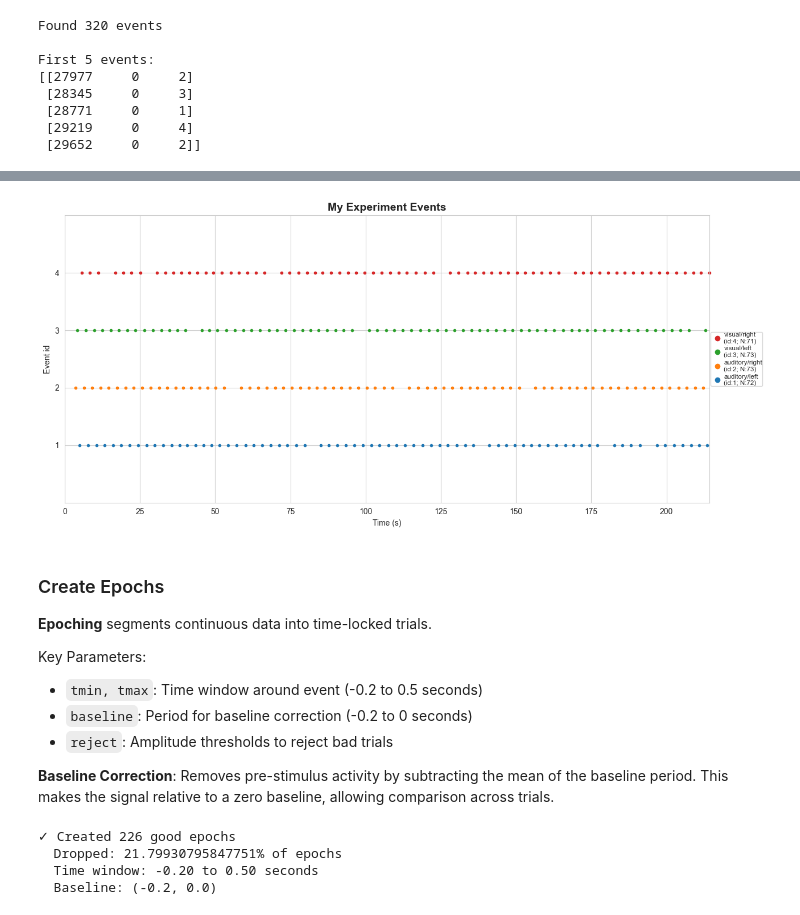
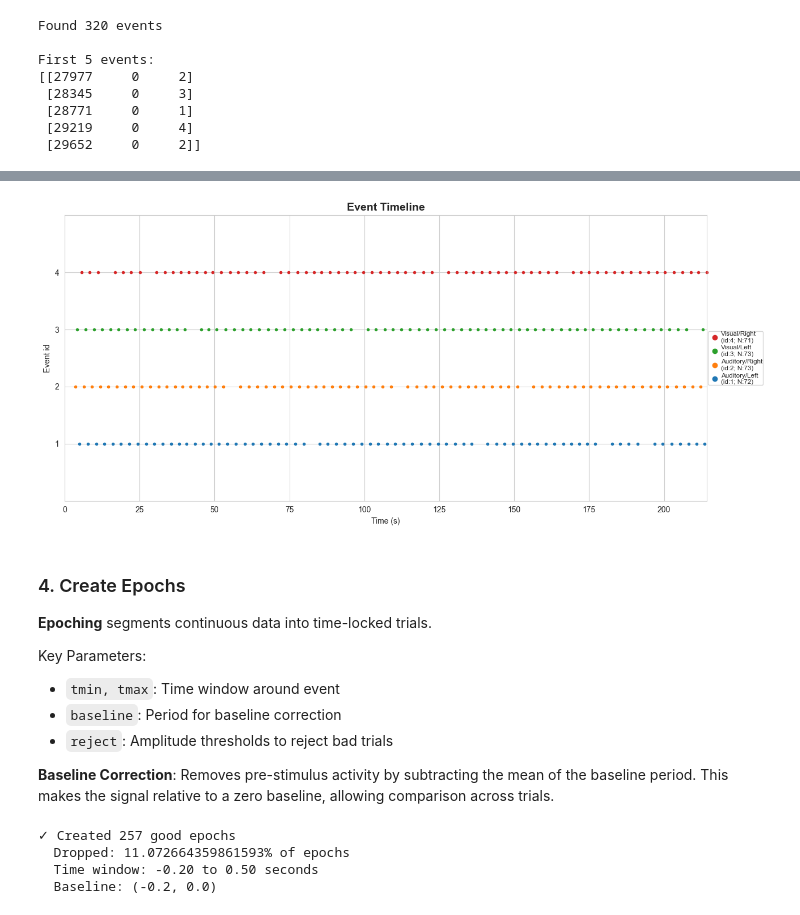
Before and after one commit to yibeisita/neuro-ai-playground, a Jupyter notebook: tutorials/03_time_domain/01_erp_analysis.ipynb, the cells around one changed output, grey strips where cells are left out. Drawn from its saved outputs; the diff is of its cells as text; code cells hidden in the pictures.

```diff
--- a/tutorials/03_time_domain/01_erp_analysis.ipynb
+++ b/tutorials/03_time_domain/01_erp_analysis.ipynb
@@ -69,0 +48,5 @@ Data Info:
+# %%
+# Using the MNE sample dataset directly
+data_path = mne.datasets.sample.data_path()
+raw_fname = data_path / "MEG" / "sample" / "sample_audvis_raw.fif"
+raw = mne.io.read_raw_fif(raw_fname, preload=True)
@@ -72,10 +71,5 @@ Data Info:
 # %%
-print("Preprocessing data...")
-raw_clean = preprocess_raw(
-    raw,
-    filter_params={'l_freq': 0.1, 'h_freq': 40},  # Bandpass filter
-    resample_freq=None,  # Keep original sampling rate
-    apply_ica=False  # Skip ICA for speed
-)
-raw_clean
+raw.filter(l_freq=1.0, h_freq=40.0)
+raw.notch_filter(freqs=60.0)
+raw.set_eeg_reference('average', projection=True)
 # %% [output]
@@ -106,7 +99,7 @@ In MNE, events are stored as a numpy array with shape `(n_events, 3)`:
 - Column 1: Previous event value (usually 0)
 - Column 2: Event ID (what type of event)
 # %%
-events = mne.find_events(raw_clean, stim_channel='STI 014')
+events = mne.find_events(raw, stim_channel='STI 014')
 print(f"Found {len(events)} events")
 print(f"\nFirst 5 events:")
 print(events[:5])
@@ -120,12 +113,12 @@ First 5 events:
  [29219     0     4]
  [29652     0     2]]
 # %%
-# Define event IDs
+# Define event IDs (Mapping from the sample dataset)
 event_id = {
-    'auditory/left': 1,
-    'auditory/right': 2,
-    'visual/left': 3,
-    'visual/right': 4
+    'Auditory/Left': 1,
+    'Auditory/Right': 2,
+    'Visual/Left': 3,
+    'Visual/Right': 4
 }
 # %%
 # Count events per condition
@@ -142,28 +135,43 @@ Events per condition:
 # %%
 # Visualize events
-fig = plot_events_timeline(events, raw_clean, event_id=event_id, title='My Experiment Events')
+mne.viz.plot_events(
+    events,
+    sfreq=raw.info['sfreq'],
+    event_id=event_id,
+    first_samp=raw.first_samp,
+    show=False
+)
+
+plt.title('Event Timeline', fontsize=14, fontweight='bold')
+plt.tight_layout()
+plt.show()
 # %% [output]
-[figure, old version]
+[figure, new version]
 # %% [markdown]
-###  Create Epochs
+###  4. Create Epochs
 
 **Epoching** segments continuous data into time-locked trials.
 
 Key Parameters:
-- `tmin, tmax`: Time window around event (-0.2 to 0.5 seconds)
-- `baseline`: Period for baseline correction (-0.2 to 0 seconds)
+- `tmin, tmax`: Time window around event
+- `baseline`: Period for baseline correction
 - `reject`: Amplitude thresholds to reject bad trials
 
 **Baseline Correction**: Removes pre-stimulus activity by subtracting the mean of the baseline period. This makes the signal relative to a zero baseline, allowing comparison across trials.
 # %%
-epochs = create_epochs(
-    raw_clean,
-    events=events,
-    event_id=event_id,
-    tmin=-0.2,  # 200ms before event
-    tmax=0.5,   # 500ms after event
-    baseline=(-0.2, 0),  # Baseline correction period
-    reject=dict(eeg=100e-6, eog=200e-6)  # Rejection thresholds
+tmin, tmax = -0.2, 0.5  # Time window: 200ms pre-stim to 500ms post-stim
+baseline = (-0.2, 0)    # Baseline correction window
+reject = dict(eeg=100e-6) # Reject trials with amplitude > 100 µV
+
+epochs = mne.Epochs(
+    raw,
+    events,
+    event_id,
+    tmin,
+    tmax,
+    baseline=baseline,
+    reject=reject,
+    preload=True
 )
 
 print(f"\n✓ Created {len(epochs)} good epochs")
@@ -171,8 +179,8 @@ print(f"  Dropped: {epochs.drop_log_stats()}% of epochs")
 print(f"  Time window: {epochs.tmin:.2f} to {epochs.tmax:.2f} seconds")
 print(f"  Baseline: {epochs.baseline}")
 # %% [output]
-✓ Created 226 good epochs
-  Dropped: 21.79930795847751% of epochs
+✓ Created 257 good epochs
+  Dropped: 11.072664359861593% of epochs
   Time window: -0.20 to 0.50 seconds
   Baseline: (-0.2, 0.0)
 # %%
```
Also changed, not shown: parts of 48 cells of this notebook, 1 other file.
